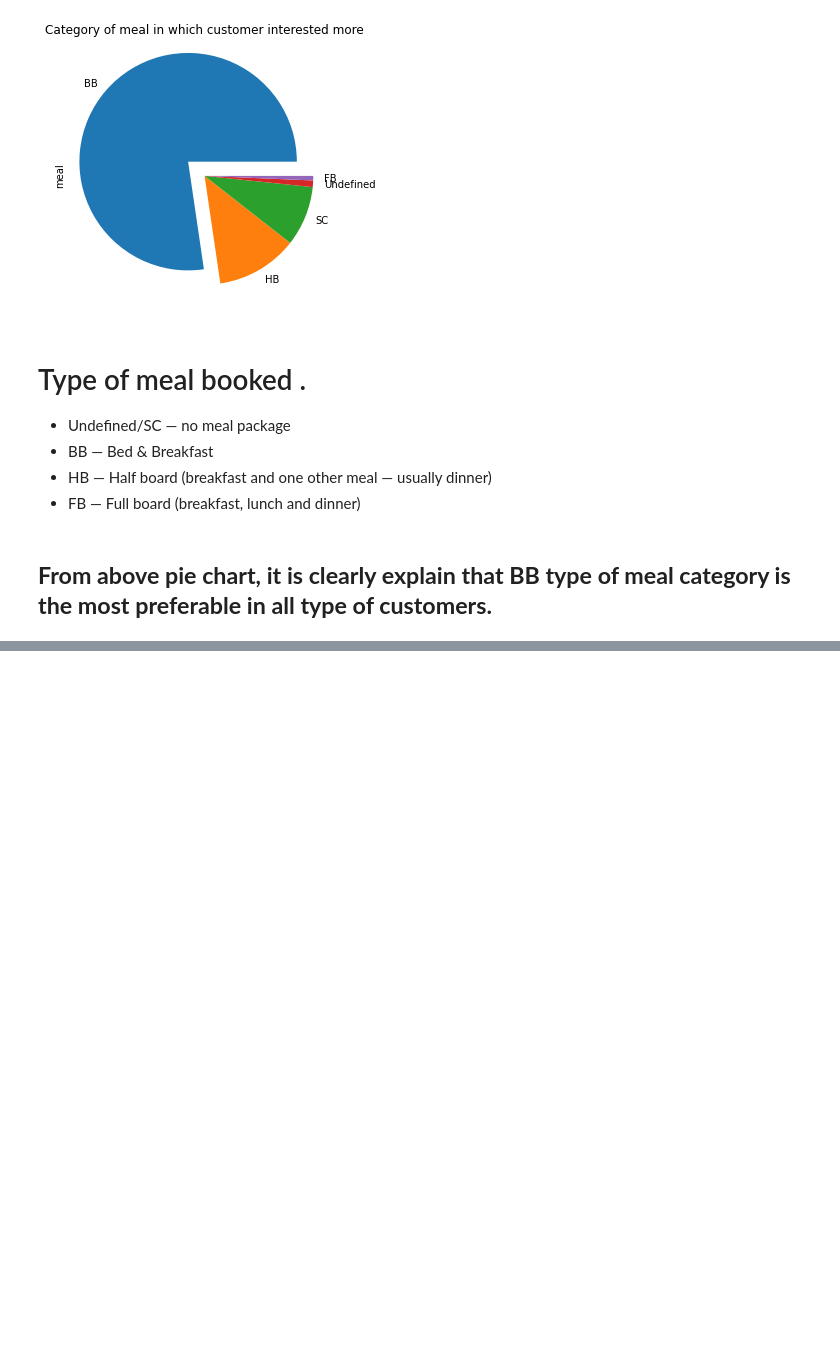
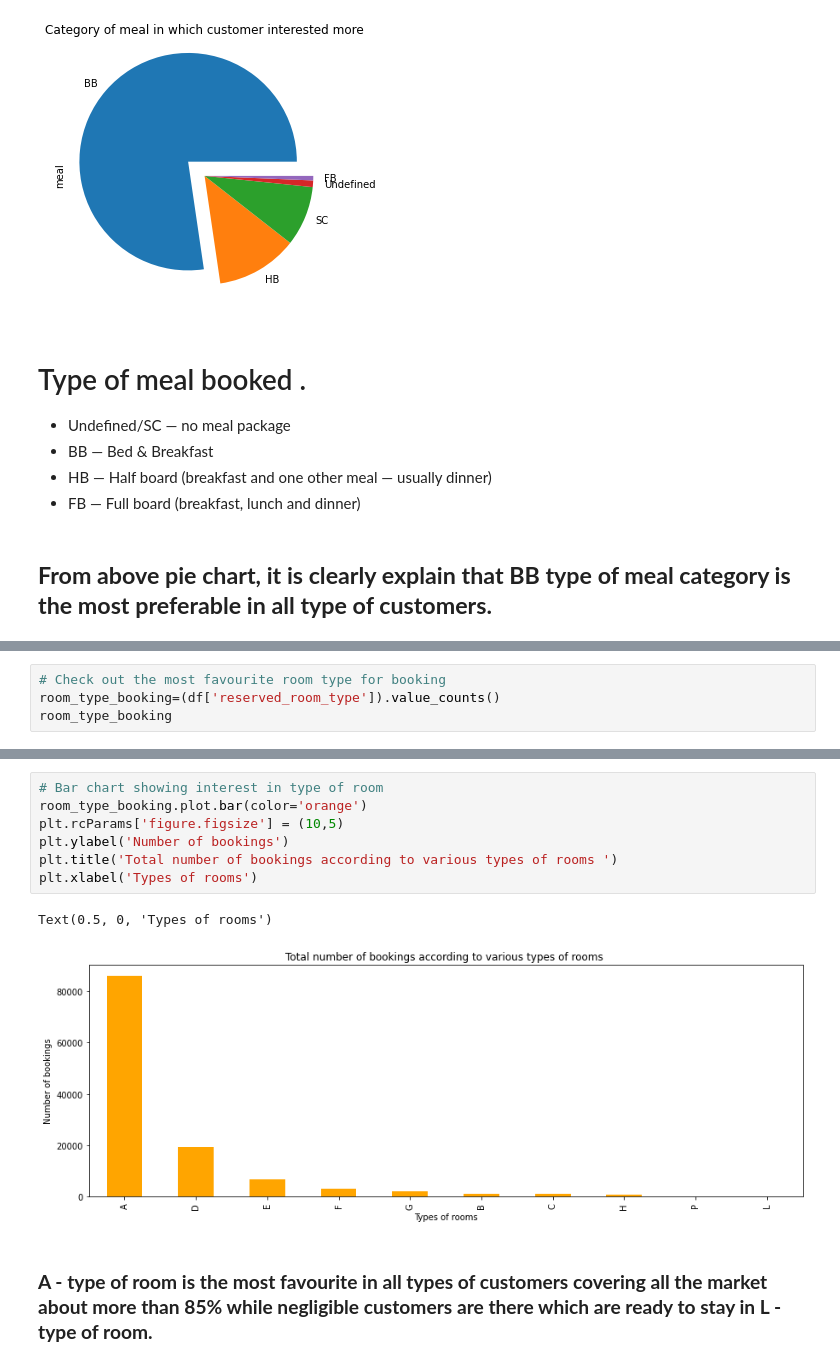
Before and after one commit to Animesh227/Hotel-Booking-Analysis, a Jupyter notebook: Hotel_Booking_Analysis_Capstone_Project_Animesh_Chakraborty.ipynb, the cells around one changed output, grey strips where cells are left out. Drawn from its saved outputs; the diff is of its cells as text; blank space fills up the shorter version.

```diff
--- a/Hotel_Booking_Analysis_Capstone_Project_Animesh_Chakraborty.ipynb
+++ b/Hotel_Booking_Analysis_Capstone_Project_Animesh_Chakraborty.ipynb
@@ -424,0 +454,4 @@ Text(0.5, 1.0, 'Category of meal in which customer interested more')
+# %%
+# Check out the most favourite room type for booking
+room_type_booking=(df['reserved_room_type']).value_counts()
+room_type_booking
@@ -424,0 +470,12 @@ Text(0.5, 1.0, 'Category of meal in which customer interested more')
+# %%
+# Bar chart showing interest in type of room
+room_type_booking.plot.bar(color='orange')
+plt.rcParams['figure.figsize'] = (10,5)
+plt.ylabel('Number of bookings')
+plt.title('Total number of bookings according to various types of rooms ')
+plt.xlabel('Types of rooms')
+# %% [output]
+Text(0.5, 0, 'Types of rooms')
+[figure, added]
+# %% [markdown]
+### **A - type of room is the most favourite in all types of customers covering all the market about more than 85% while negligible customers are there which are ready to stay in L - type of room.**
```
Also changed, not shown: parts of 7 cells of this notebook.
